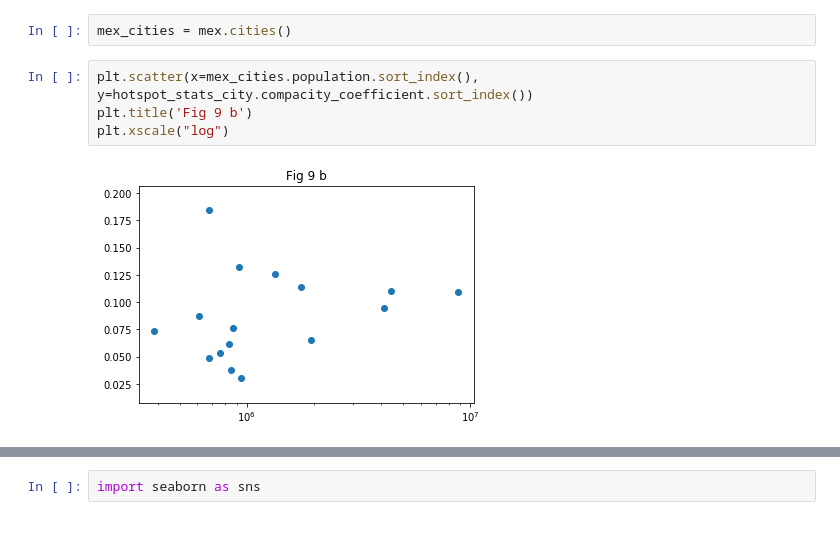
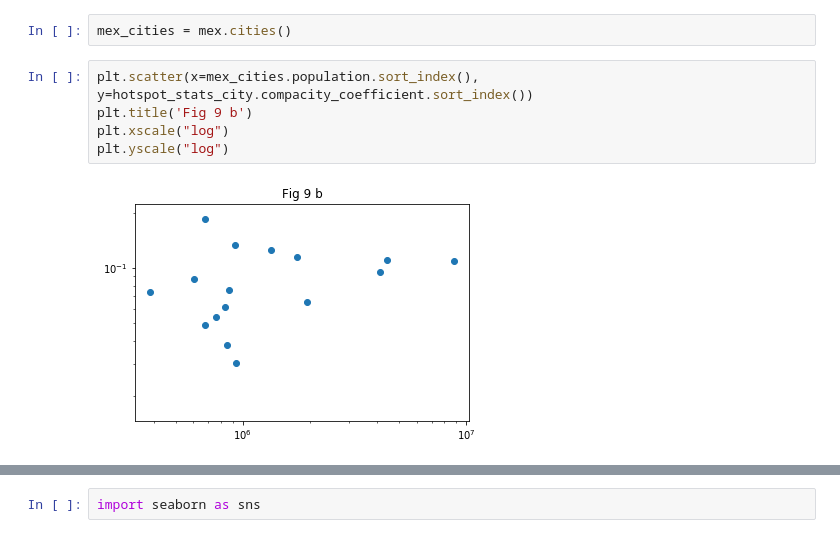
Before and after one commit to JHWu92/mob2crime, a Jupyter notebook: hotspot statistics.ipynb, the cells around one changed output, grey strips where cells are left out. Drawn from its saved outputs; the diff is of its cells as text.

```diff
--- a/hotspot statistics.ipynb
+++ b/hotspot statistics.ipynb
@@ -148,6 +176,7 @@ mex_cities = mex.cities()
 # %%
 plt.scatter(x=mex_cities.population.sort_index(), y=hotspot_stats_city.compacity_coefficient.sort_index())
 plt.title('Fig 9 b')
 plt.xscale("log")
+plt.yscale("log")
 # %% [output]
-[figure, old version]
+[figure, new version]
```
Also changed, not shown: parts of 6 cells of this notebook.
